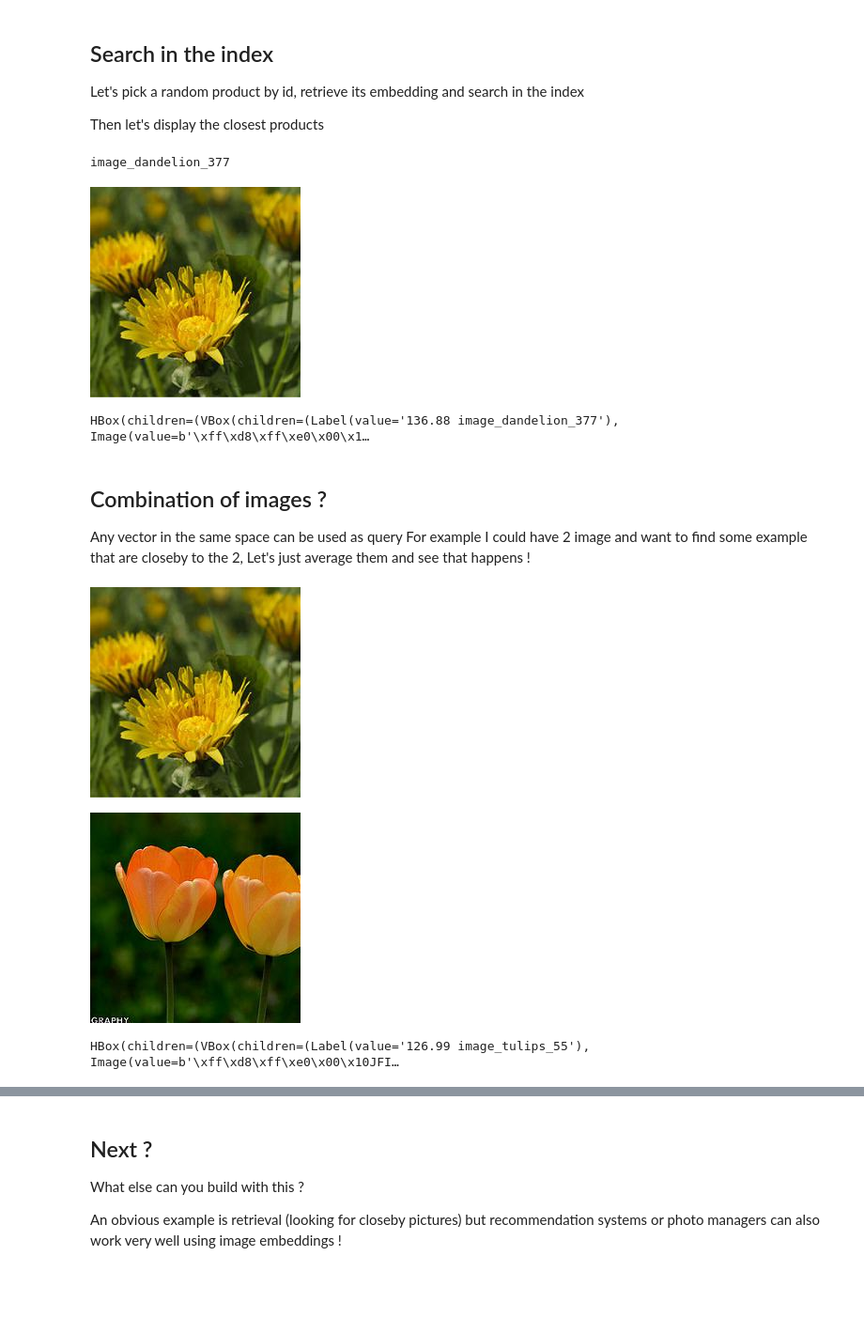
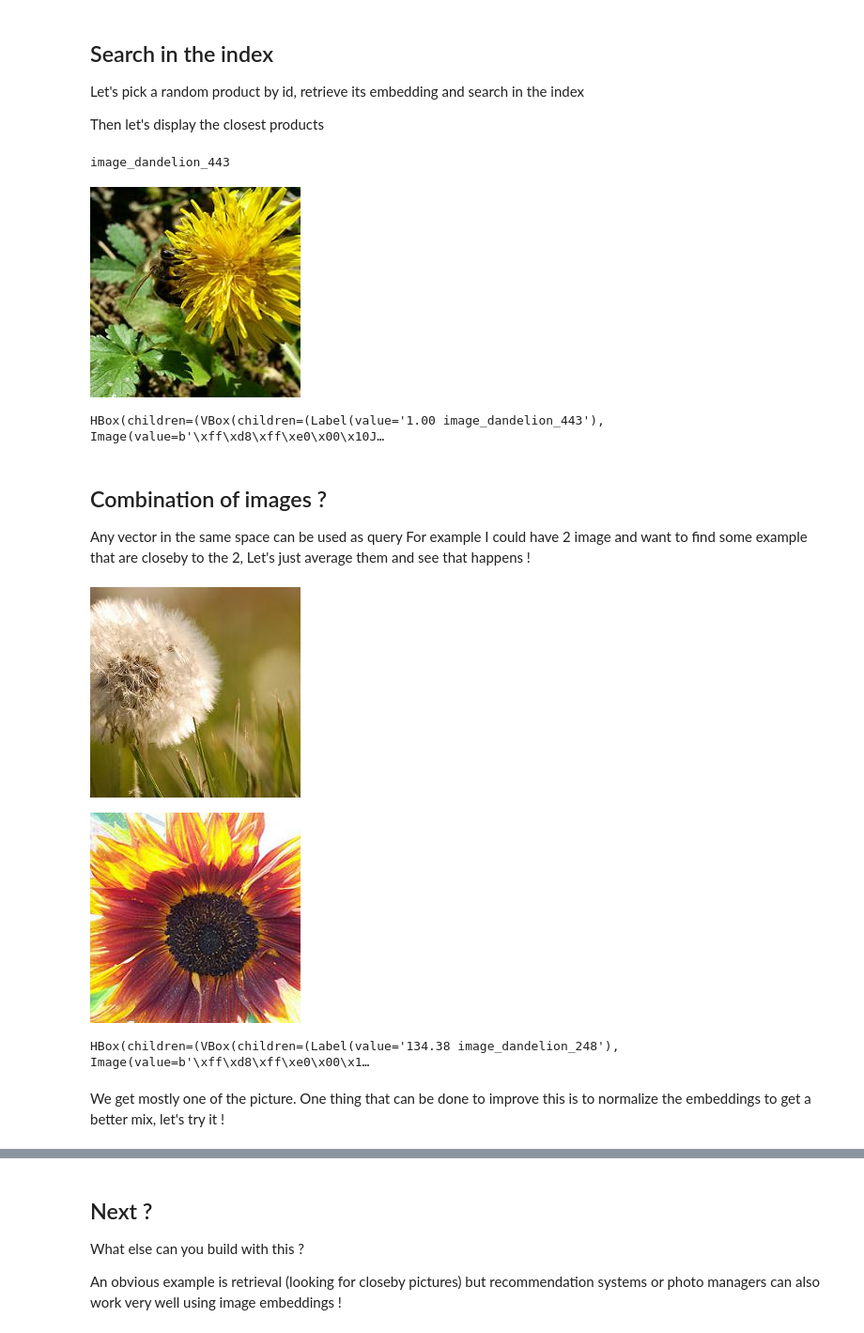
Before and after one commit to rom1504/image_embeddings, a Jupyter notebook: notebooks/using_the_lib.ipynb, the cells around one changed output, grey strips where cells are left out. Shown at 94% size. Saved outputs shown, nothing was run; the diff lists cells and outputs as text; code cells hidden in the pictures; blank space fills up the shorter version.

```diff
--- a/notebooks/using_the_lib.ipynb
+++ b/notebooks/using_the_lib.ipynb
@@ -14 +18,9 @@ but any image can be used
+# %%
+# Let's define some paths where to save images, tfrecords and embeddings
+from pathlib import Path
+home = str(Path.home())
+dataset = "tf_flowers"
+path_images = f"{home}/{dataset}/images"
+path_tfrecords = f"{home}/{dataset}/tfrecords"
+path_embeddings = f"{home}/{dataset}/embeddings"
 # %%
@@ -44,7 +63,7 @@ Shard 9 saved after 1s
 Here, efficientnet is used, but the code is particularly simple, and any other model could be used
 The input is tfrecords and the output is embeddings
 # %%
-image_embeddings.inference.run_inference(tfrecords_folder=f"{home}/my_tf_flower_records",
-                                         output_folder=f"{home}/my_tf_flower_embeddings",
+image_embeddings.inference.run_inference(tfrecords_folder=path_tfrecords,
+                                         output_folder=path_embeddings,
                                          batch_size=1000)
 # %% [output]
@@ -80,15 +99,15 @@ Let's pick a random product by id, retrieve its embedding and search in the inde
 
 Then let's display the closest products
 # %%
-p=223
+p=225
 print(id_to_name[p])
-image_embeddings.knn.display_picture(f"{home}/my_tf_flower", id_to_name[p])
+image_embeddings.knn.display_picture(path_images, id_to_name[p])
 results = image_embeddings.knn.search(index, id_to_name, embeddings[p])
-image_embeddings.knn.display_results(f"{home}/my_tf_flower", results)
+image_embeddings.knn.display_results(path_images, results)
 # %% [output]
-image_dandelion_377
+image_dandelion_443
-[figure, old version]
+[figure, new version]
-HBox(children=(VBox(children=(Label(value='136.88 image_dandelion_377'), Image(value=b'\xff\xd8\xff\xe0\x00\x1…
+HBox(children=(VBox(children=(Label(value='1.00 image_dandelion_443'), Image(value=b'\xff\xd8\xff\xe0\x00\x10J…
 # %% [markdown]
 ## Combination of images ?
 
@@ -96,15 +115,18 @@ Any vector in the same space can be used as query
 For example I could have 2 image and want to find some example that are closeby to the 2,
 Let's just average them and see that happens !
 # %%
-image1 = "image_dandelion_377"
-image2 = "image_tulips_55"
-p1 = name_to_id[image1]
-p2 = name_to_id[image2]
-image_embeddings.knn.display_picture(f"{home}/my_tf_flower", image1)
-image_embeddings.knn.display_picture(f"{home}/my_tf_flower", image2)
-results = image_embeddings.knn.search(index, id_to_name, (embeddings[p1] + embeddings[p2])/2)
-image_embeddings.knn.display_results(f"{home}/my_tf_flower", results)
+p1 = 19
+p2 = 67
+image1 = id_to_name[p1]
+image2 = id_to_name[p2]
+image_embeddings.knn.display_picture(path_images, image1)
+image_embeddings.knn.display_picture(path_images, image2)
+results = image_embeddings.knn.search(index, id_to_name, (embeddings[p1] + embeddings[p2])/2, 7)
+image_embeddings.knn.display_results(path_images, results)
 # %% [output]
-[figure, old version]
+[figure, new version]
-[figure, old version]
+[figure, new version]
-HBox(children=(VBox(children=(Label(value='126.99 image_tulips_55'), Image(value=b'\xff\xd8\xff\xe0\x00\x10JFI…
+HBox(children=(VBox(children=(Label(value='134.38 image_dandelion_248'), Image(value=b'\xff\xd8\xff\xe0\x00\x1…
+# %% [markdown]
+We get mostly one of the picture. One thing that can be done to improve this is to
+normalize the embeddings to get a better mix, let's try it !
```
Also changed, not shown: parts of 10 cells of this notebook, 2 other files.
